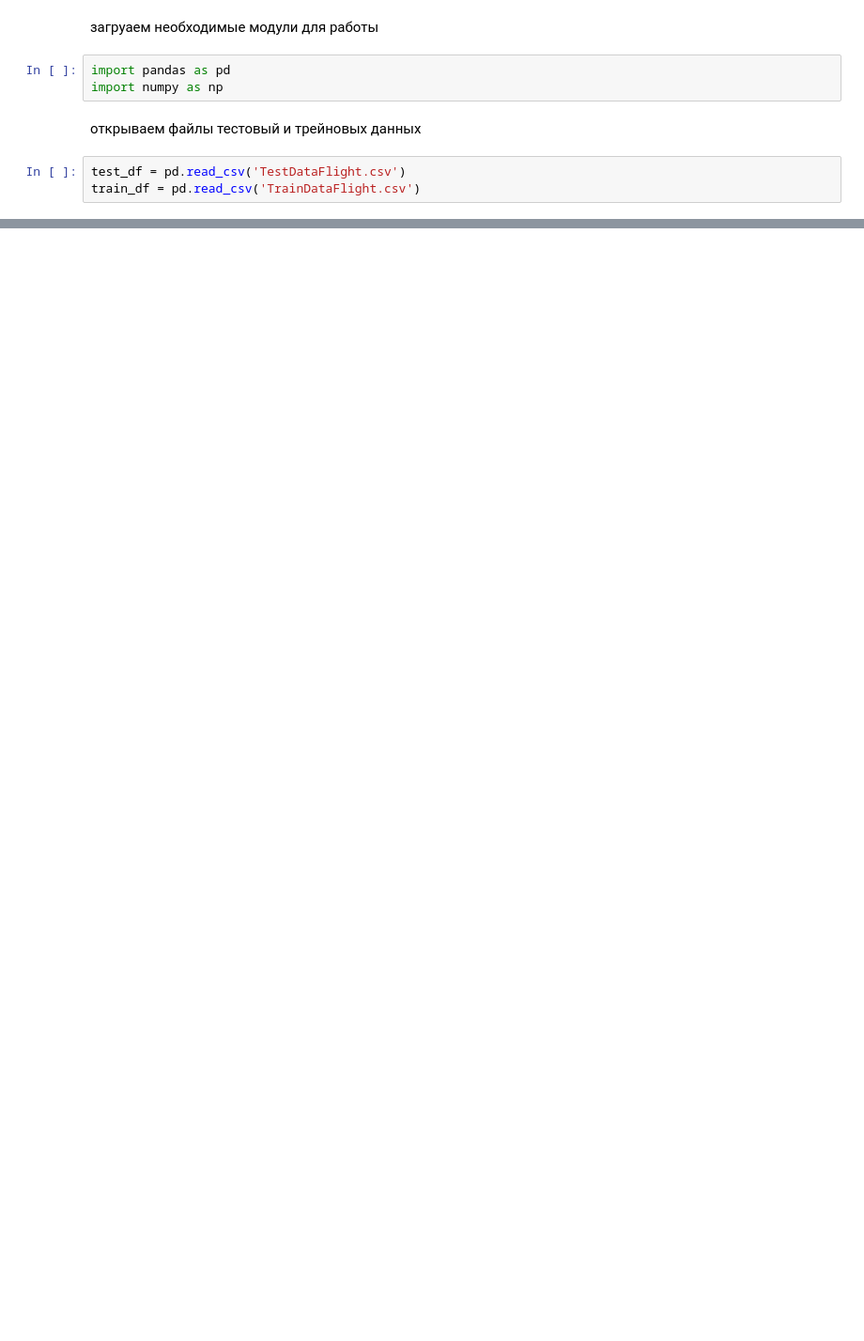
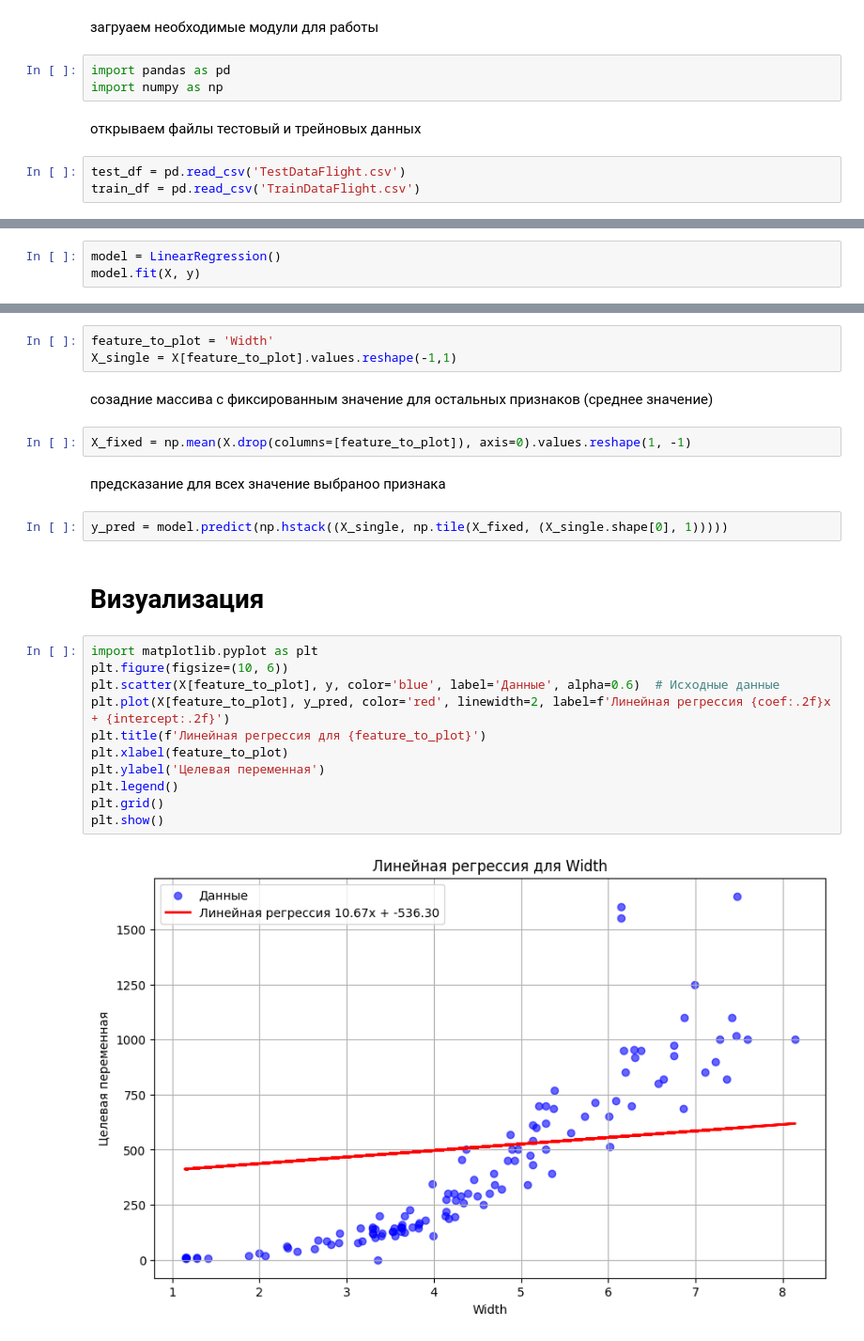
Before and after one commit to IamGuts/Data_analis, a Jupyter notebook: LR_3.ipynb, the cells around one changed output, grey strips where cells are left out. Shown: that part at 94% size. Drawn from its saved outputs; the diff is of its cells as text; blank space fills up the shorter version.

```diff
--- a/LR_3.ipynb
+++ b/LR_3.ipynb
@@ -54,0 +42,3 @@ X_train,y_train,X_test,y_test = train_test_split(X_train,)
+# %%
+model = LinearRegression()
+model.fit(X, y)
@@ -54,0 +77,26 @@ X_train,y_train,X_test,y_test = train_test_split(X_train,)
+# %%
+feature_to_plot = 'Width'
+X_single = X[feature_to_plot].values.reshape(-1,1)
+# %% [markdown]
+созадние массива с фиксированным значение для остальных признаков (среднее значение)
+# %%
+X_fixed = np.mean(X.drop(columns=[feature_to_plot]), axis=0).values.reshape(1, -1)
+# %% [markdown]
+предсказание для всех значение выбраноо признака
+# %%
+y_pred = model.predict(np.hstack((X_single, np.tile(X_fixed, (X_single.shape[0], 1)))))
+# %% [markdown]
+# Визуализация
+# %%
+import matplotlib.pyplot as plt
+plt.figure(figsize=(10, 6))
+plt.scatter(X[feature_to_plot], y, color='blue', label='Данные', alpha=0.6)  # Исходные данные
+plt.plot(X[feature_to_plot], y_pred, color='red', linewidth=2, label=f'Линейная регрессия {coef:.2f}x + {intercept:.2f}')
+plt.title(f'Линейная регрессия для {feature_to_plot}')
+plt.xlabel(feature_to_plot)
+plt.ylabel('Целевая переменная')
+plt.legend()
+plt.grid()
+plt.show()
+# %% [output]
+[figure, added]
```
Also changed, not shown: parts of 25 cells of this notebook.
